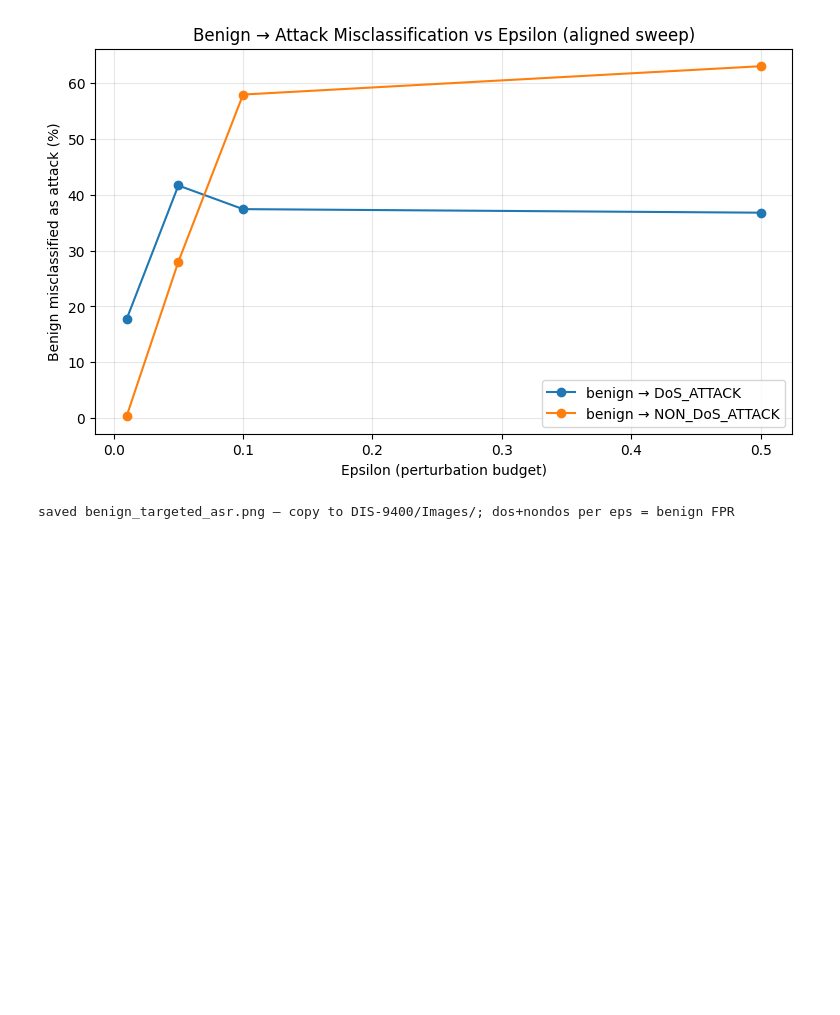
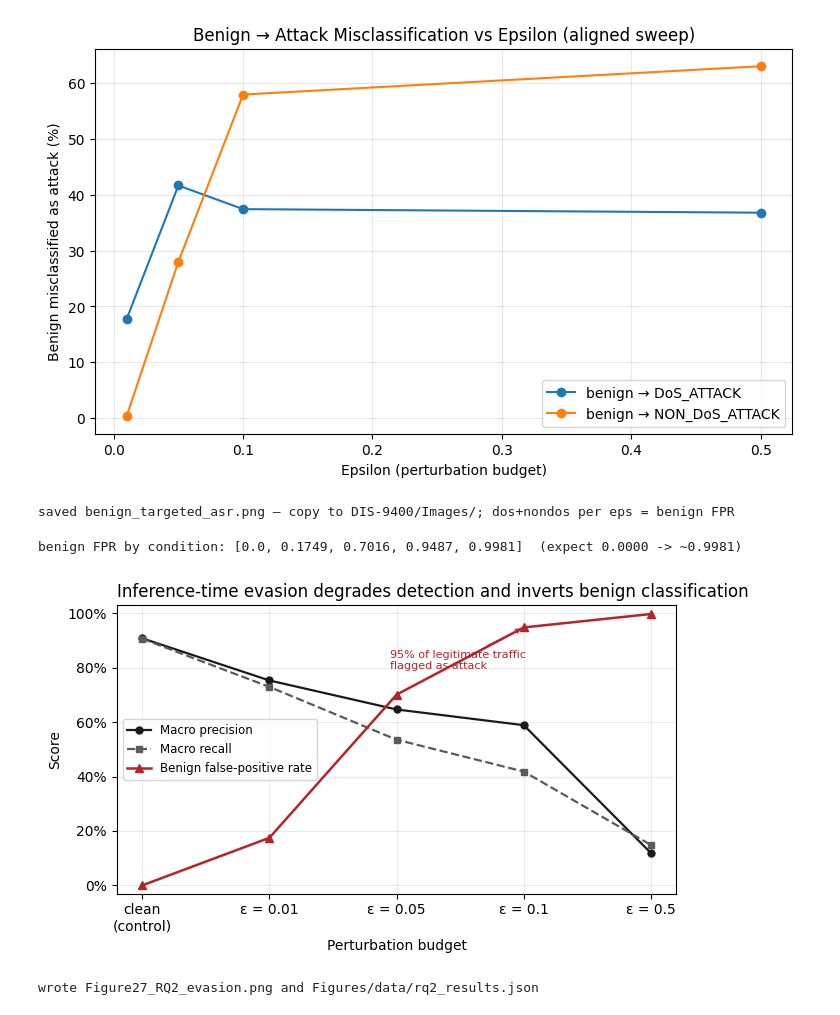
Before and after one commit to NU-Academics/DIS_Hughen, a Jupyter notebook: RQ2.ipynb, the cells around one changed output. Saved outputs shown, nothing was run; the diff lists cells and outputs as text; code cells hidden in the pictures; blank space fills up the shorter version.

```diff
--- a/RQ2.ipynb
+++ b/RQ2.ipynb
@@ -224,3 +227,38 @@ print('saved benign_targeted_asr.png — copy to DIS-9400/Images/; dos+nondos pe
 # %% [output]
 [figure]
 saved benign_targeted_asr.png — copy to DIS-9400/Images/; dos+nondos per eps = benign FPR
+# %%
+ORDER = [name for name, _ in EPSILONS]
+eps_list = [0.0, 0.01, 0.05, 0.10, 0.50]
+prec = [res[n]["prec"] for n in ORDER]
+rec  = [res[n]["rec"]  for n in ORDER]
+fpr  = [res[n]["fpr"]  for n in ORDER]
+print("benign FPR by condition:", [round(v, 4) for v in fpr], " (expect 0.0000 -> ~0.9981)")
+INK, MID, RED = "#1a1a1a", "#5a5a5a", "#b3242b"
+x = np.arange(len(ORDER))
+fig, ax = plt.subplots(figsize=(6.6, 4.0))
+ax.plot(x, prec, "o-",  ms=5,   lw=1.6, color=INK, label="Macro precision")
+ax.plot(x, rec,  "s--", ms=5,   lw=1.6, color=MID, label="Macro recall")
+ax.plot(x, fpr,  "^-",  ms=5.5, lw=1.8, color=RED, label="Benign false-positive rate")
+ax.set_xticks(x)
+ax.set_xticklabels(["clean\n(control)"] + [f"ε = {e:g}" for e in eps_list[1:]])
+ax.set_ylim(-0.03, 1.03)
+ax.yaxis.set_major_formatter(FuncFormatter(lambda v, _: f"{v:.0%}"))
+ax.set_ylabel("Score"); ax.set_xlabel("Perturbation budget")
+ax.set_title("Inference-time evasion degrades detection and inverts benign classification", loc="left")
+ax.annotate("95% of legitimate traffic\nflagged as attack", xy=(3, fpr[3]),
+            xytext=(-96, -30), textcoords="offset points", fontsize=8, color=RED,
+            arrowprops=dict(arrowstyle="->", lw=.9, color=RED))
+ax.legend(loc="center left", fontsize=8.5); ax.grid(alpha=.25)
+fig.tight_layout()
+os.makedirs("Figures", exist_ok=True)
+fig.savefig("Figures/Figure27_RQ2_evasion.png", dpi=300, bbox_inches="tight")
+plt.show()
+os.makedirs("Figures/data", exist_ok=True)
+json.dump({"epsilons": eps_list, "precision": prec, "recall": rec, "fpr": fpr},
+          open("Figures/data/rq2_results.json", "w"), indent=2)
+print("wrote Figure27_RQ2_evasion.png and Figures/data/rq2_results.json")
+# %% [output]
+benign FPR by condition: [0.0, 0.1749, 0.7016, 0.9487, 0.9981]  (expect 0.0000 -> ~0.9981)
+[figure, added]
+wrote Figure27_RQ2_evasion.png and Figures/data/rq2_results.json
```
Also changed, not shown: parts of 1 cell of this notebook, 3 other files.
